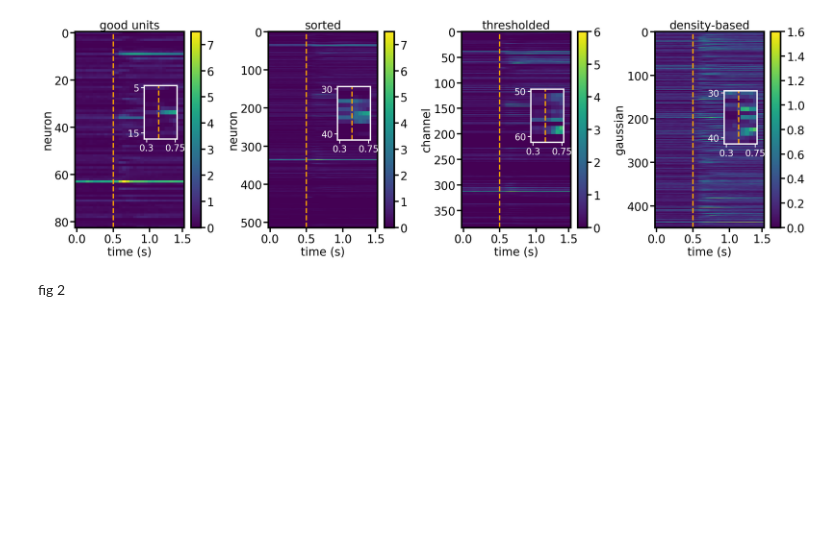
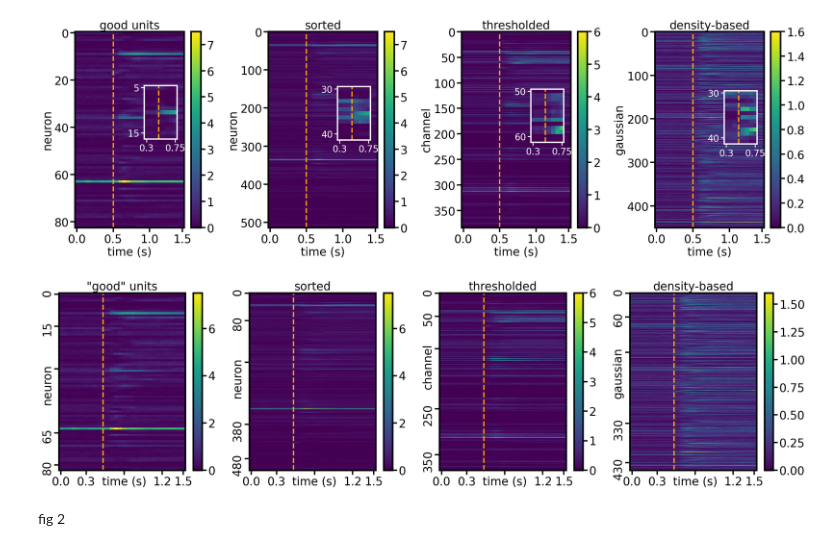
Before and after one commit to yzhang511/density_decoding, a Jupyter notebook: demo/cosyne_figures.ipynb, the cells around one changed output. Saved outputs shown, nothing was run; the diff lists cells and outputs as text; code cells hidden in the pictures; blank space fills up the shorter version.

```diff
--- a/demo/cosyne_figures.ipynb
+++ b/demo/cosyne_figures.ipynb
@@ -360,6 +363,97 @@ plt.tight_layout()
 plt.savefig('cosyne_fig_1_panel_c.png', dpi=600)
 # %% [output]
 [figure]
+# %%
+fig = plt.figure(figsize=(24,7))
+
+gs = GridSpec(1, 4)
+
+ax1 = fig.add_subplot(gs[:,0])
+ax2 = fig.add_subplot(gs[:,1])
+ax3 = fig.add_subplot(gs[:,2])
+ax4 = fig.add_subplot(gs[:,3])
+
+p1 = ax1.imshow(good_sorted_neural_data.mean(0), aspect='auto', cmap='viridis', vmin=0, vmax=7.5)
+ax1.axvline(10, color='orange', lw=3, linestyle='--')
+ax1.set_title('"good" units')
+# ax1.set_xlabel('time (s)')
+# ax1.set_ylabel('neuron')
+ax1.set_xticks([0, 6, 15, 24, 29], [0., 0.3, 'time (s)', 1.2, 1.5])
+ax1.set_yticks([0, 15, 35, 65, 80], [0, 15, 'neuron', 65, 80], rotation='vertical')
+cbar = fig.colorbar(p1, ax=ax1);
+cbar.ax.tick_params(axis='both', length=10, width=3)
+
+p2 = ax2.imshow(sorted_neural_data.mean(0), aspect='auto', cmap='viridis', vmin=0, vmax=7.5)
+ax2.axvline(10, color='orange', lw=3, linestyle='--')
+ax2.set_title('sorted')
+# ax2.set_xlabel('time (s)')
+# ax2.set_ylabel('neuron')
+ax2.set_xticks([0, 6, 15, 24, 29], [0., 0.3, 'time (s)', 1.2, 1.5])
+ax2.set_yticks([0, 80, 200, 380, 480], [0, 80, 'neuron', 380, 480], rotation='vertical')
+cbar = fig.colorbar(p2, ax=ax2);
+cbar.ax.tick_params(axis='both', length=10, width=3)
+
+p3 = ax3.imshow(thresholded_neural_data.mean(0), aspect='auto', cmap='viridis', vmin=0, vmax=6.)
+ax3.axvline(10, color='orange', lw=3, linestyle='--')
+ax3.set_title('thresholded')
+# ax3.set_xlabel('time (s)')
+# ax3.set_ylabel('channel')
+ax3.set_xticks([0, 6, 15, 24, 29], [0., 0.3, 'time (s)', 1.2, 1.5])
+ax3.set_yticks([0, 50, 120, 250, 350], [0, 50, 'channel', 250, 350], rotation='vertical')
+cbar = fig.colorbar(p3, ax=ax3);  # make color bars all same colorscale
+cbar.ax.tick_params(axis='both', length=10, width=3)
+
+p4 = ax4.imshow(clusterless_neural_data.mean(0), aspect='auto', cmap='viridis', vmin=0, vmax=1.6)
+ax4.axvline(10, color='orange', lw=3, linestyle='--')
+ax4.set_title('density-based')
+# ax4.set_xlabel('time (s)')
+# ax4.set_ylabel('gaussian')
+ax4.set_xticks([0, 6, 15, 24, 29], [0., 0.3, 'time (s)', 1.2, 1.5])
+ax4.set_yticks([0, 60, 150, 330, 430], [0, 60, 'gaussian', 330, 430], rotation='vertical')
+cbar = fig.colorbar(p4, ax=ax4);
+cbar.ax.tick_params(axis='both', length=10, width=3)
+
+for ax in [ax1, ax2, ax3, ax4]:
+    ax.tick_params(axis='both', length=10, width=3)
+
+# zoom insets
+# inset_ax1 = inset_axes(ax1, width=1, height=2, bbox_transform=ax1.transData, bbox_to_anchor=(17,50), loc=3)
+# inset_ax1.imshow(good_sorted_neural_data.mean(0)[3:16,8:16], cmap='viridis', vmin=0, vmax=7.5)
+# inset_ax1.axvline(3., color='orange', lw=3, linestyle='--')
+# inset_ax1.set_xticks([0, 7.], [0.3, 0.75])
+# inset_ax1.set_yticks([0, 11], [5, 15])
+# inset_ax1.tick_params(axis='both', colors='white', length=7, width=2, labelsize=20)
+
+# inset_ax2 = inset_axes(ax2, width=1, height=2, bbox_transform=ax2.transData, bbox_to_anchor=(17,315), loc=3)
+# inset_ax2.imshow(sorted_neural_data.mean(0)[30:43,8:16], cmap='viridis', vmin=0, vmax=7.5)
+# inset_ax2.axvline(3., color='orange', lw=3, linestyle='--')
+# inset_ax2.set_xticks([0, 7.], [0.3, 0.75])
+# inset_ax2.set_yticks([0, 11], [30, 40])
+# inset_ax2.tick_params(axis='both', colors='white', length=7, width=2, labelsize=20)
+
+# inset_ax3 = inset_axes(ax3, width=1, height=2, bbox_transform=ax3.transData, bbox_to_anchor=(17,240), loc=3)
+# inset_ax3.imshow(thresholded_neural_data.mean(0)[52:65,8:16], cmap='viridis', vmin=0, vmax=6.)
+# inset_ax3.axvline(3., color='orange', lw=3, linestyle='--')
+# inset_ax3.set_xticks([0, 7.], [0.3, 0.75])
+# inset_ax3.set_yticks([0, 11], [50, 60])
+# inset_ax3.tick_params(axis='both', colors='white', length=7, width=2, labelsize=20)
+
+# inset_ax4 = inset_axes(ax4, width=1, height=2, bbox_transform=ax4.transData, bbox_to_anchor=(17,285), loc=3)
+# inset_ax4.imshow(clusterless_neural_data.mean(0)[32:45,8:16], cmap='viridis', vmin=0, vmax=1.6)
+# inset_ax4.axvline(3., color='orange', lw=3, linestyle='--')
+# inset_ax4.set_xticks([0, 7.], [0.3, 0.75])
+# inset_ax4.set_yticks([0, 11], [30, 40])
+# inset_ax4.tick_params(axis='both', colors='white', length=7, width=2, labelsize=20)
+
+# for inset_ax in [inset_ax1, inset_ax2, inset_ax3, inset_ax4]:
+#     for ax in ['bottom', 'top', 'right', 'left']:
+#         inset_ax.spines[ax].set_color('white')
+#         inset_ax.spines[ax].set_linewidth(3.)
+
+plt.tight_layout()
+plt.savefig('cosyne_fig_1_panel_c.png', dpi=1000)
+# %% [output]
+[figure, added]
 # %% [markdown]
 fig 2
 # %%
```
Also changed, not shown: parts of 10 cells of this notebook.
